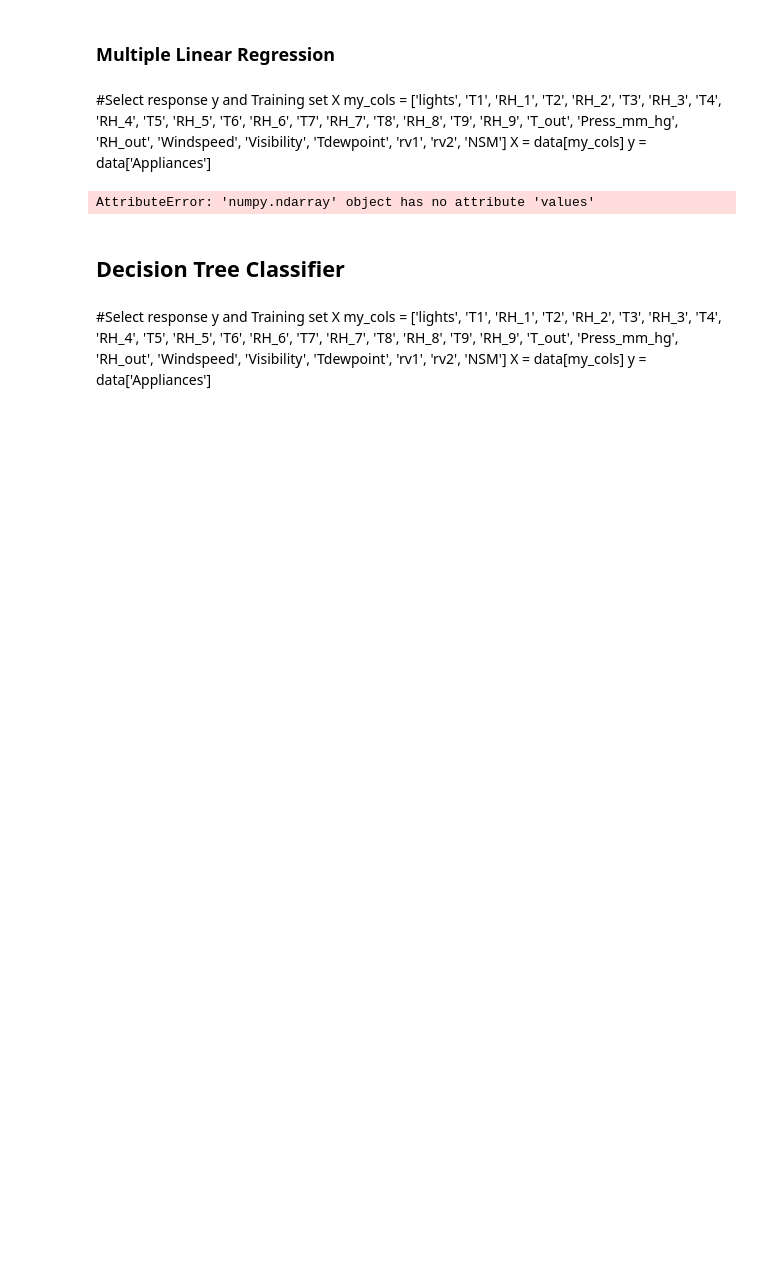
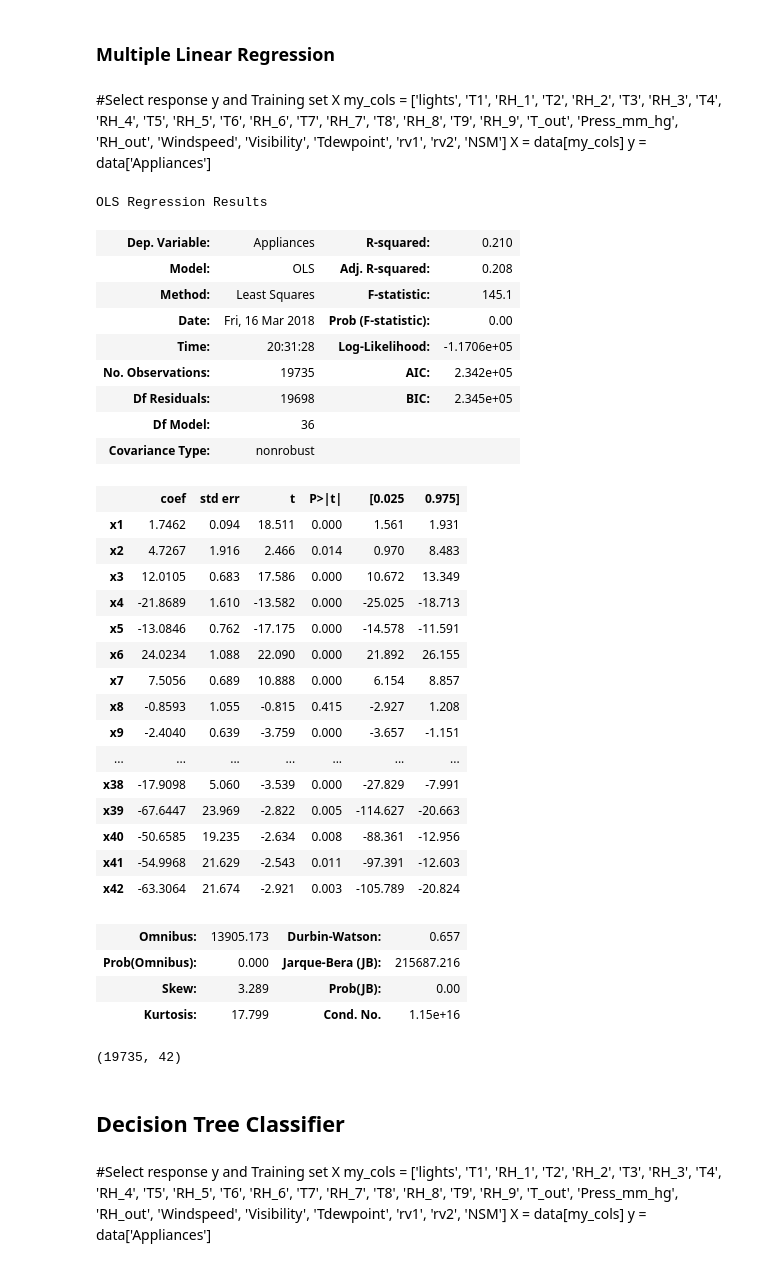
Before and after one commit to aahana-khajanchi/AdavancedDataScience-1, a Jupyter notebook: Assignment2/Part 4 - Prediction algorithms/Prediction algorithms.ipynb, the cells around one changed output. Drawn from its saved outputs; the diff is of its cells as text; code cells hidden in the pictures; blank space fills up the shorter version.

```diff
--- a/Assignment2/Part 4 - Prediction algorithms/Prediction algorithms.ipynb
+++ b/Assignment2/Part 4 - Prediction algorithms/Prediction algorithms.ipynb
@@ -323,14 +323,45 @@ y = data['Appliances']
 # %%
 # Building the optimal model
 import statsmodels.formula.api as sm
-X = X.values
+#X = X.value
 model = sm.OLS(y, X).fit()
 predictions = model.predict(X)
 model.summary()
 # %% [output]
-AttributeError: 'numpy.ndarray' object has no attribute 'values'
+OLS Regression Results
+| Dep. Variable: | Appliances | R-squared: | 0.210 |
+| Model: | OLS | Adj. R-squared: | 0.208 |
+| Method: | Least Squares | F-statistic: | 145.1 |
+| Date: | Fri, 16 Mar 2018 | Prob (F-statistic): | 0.00 |
+| Time: | 20:31:28 | Log-Likelihood: | -1.1706e+05 |
+| No. Observations: | 19735 | AIC: | 2.342e+05 |
+| Df Residuals: | 19698 | BIC: | 2.345e+05 |
+| Df Model: | 36 |  |  |
+| Covariance Type: | nonrobust |  |  |
+|  | coef | std err | t | P>|t| | [0.025 | 0.975] |
+| x1 | 1.7462 | 0.094 | 18.511 | 0.000 | 1.561 | 1.931 |
+| x2 | 4.7267 | 1.916 | 2.466 | 0.014 | 0.970 | 8.483 |
+| x3 | 12.0105 | 0.683 | 17.586 | 0.000 | 10.672 | 13.349 |
+| x4 | -21.8689 | 1.610 | -13.582 | 0.000 | -25.025 | -18.713 |
+| x5 | -13.0846 | 0.762 | -17.175 | 0.000 | -14.578 | -11.591 |
+| x6 | 24.0234 | 1.088 | 22.090 | 0.000 | 21.892 | 26.155 |
+| x7 | 7.5056 | 0.689 | 10.888 | 0.000 | 6.154 | 8.857 |
+| x8 | -0.8593 | 1.055 | -0.815 | 0.415 | -2.927 | 1.208 |
+| x9 | -2.4040 | 0.639 | -3.759 | 0.000 | -3.657 | -1.151 |
+| ... | ... | ... | ... | ... | ... | ... |
+| x38 | -17.9098 | 5.060 | -3.539 | 0.000 | -27.829 | -7.991 |
+| x39 | -67.6447 | 23.969 | -2.822 | 0.005 | -114.627 | -20.663 |
+| x40 | -50.6585 | 19.235 | -2.634 | 0.008 | -88.361 | -12.956 |
+| x41 | -54.9968 | 21.629 | -2.543 | 0.011 | -97.391 | -12.603 |
+| x42 | -63.3064 | 21.674 | -2.921 | 0.003 | -105.789 | -20.824 |
+| Omnibus: | 13905.173 | Durbin-Watson: | 0.657 |
+| Prob(Omnibus): | 0.000 | Jarque-Bera (JB): | 215687.216 |
+| Skew: | 3.289 | Prob(JB): | 0.00 |
+| Kurtosis: | 17.799 | Cond. No. | 1.15e+16 |
 # %%
 X.shape
+# %% [output]
+(19735, 42)
 # %% [markdown]
 ## Decision Tree Classifier
 # %% [markdown]
```
Also changed, not shown: parts of 15 cells of this notebook, 3 other files.
